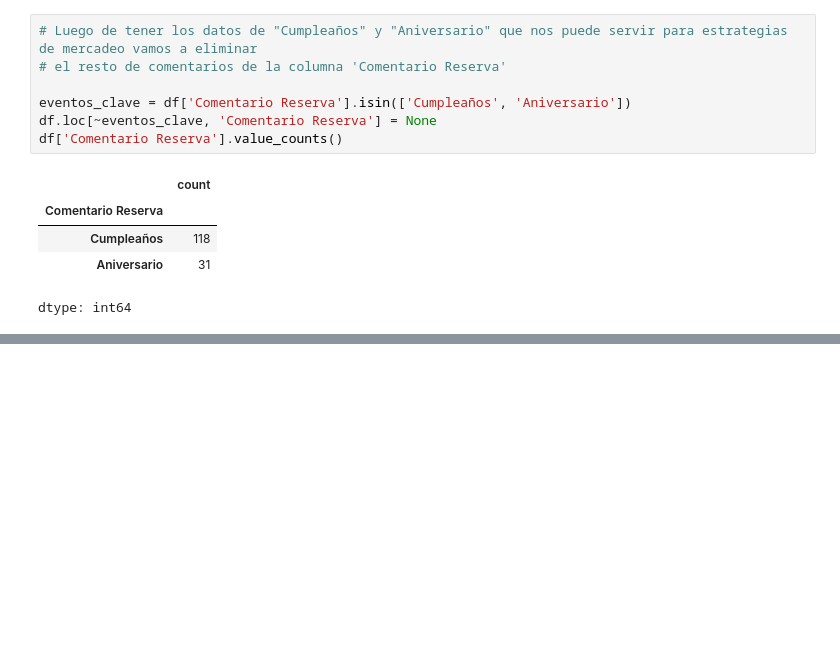
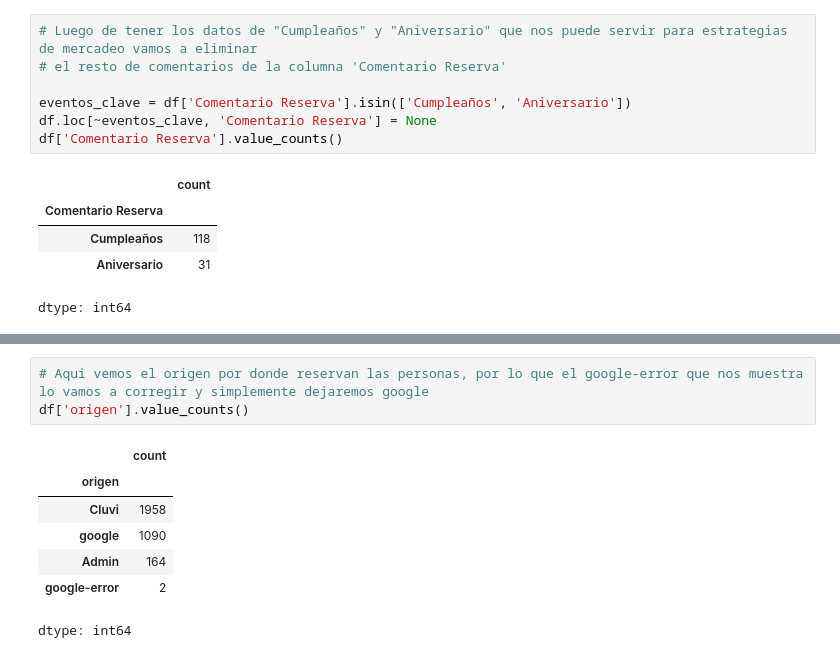
Before and after one commit to salazarcristian1014/restaurant-cancelation-project, a Jupyter notebook: notebooks/01_data_cleaning_and_optimization.ipynb, the cells around one changed output, grey strips where cells are left out. Cells and saved outputs as stored; diff of their text form; blank space fills up the shorter version.

```diff
--- a/notebooks/01_data_cleaning_and_optimization.ipynb
+++ b/notebooks/01_data_cleaning_and_optimization.ipynb
@@ -666,0 +715,11 @@ Hasta aqui ya tenemos
+# %%
+# Aqui vemos el origen por donde reservan las personas, por lo que el google-error que nos muestra lo vamos a corregir y simplemente dejaremos google
+df['origen'].value_counts()
+# %% [output]
+|  | count |
+| origen |  |
+| Cluvi | 1958 |
+| google | 1090 |
+| Admin | 164 |
+| google-error | 2 |
+dtype: int64
```
Also changed, not shown: parts of 10 cells of this notebook.
